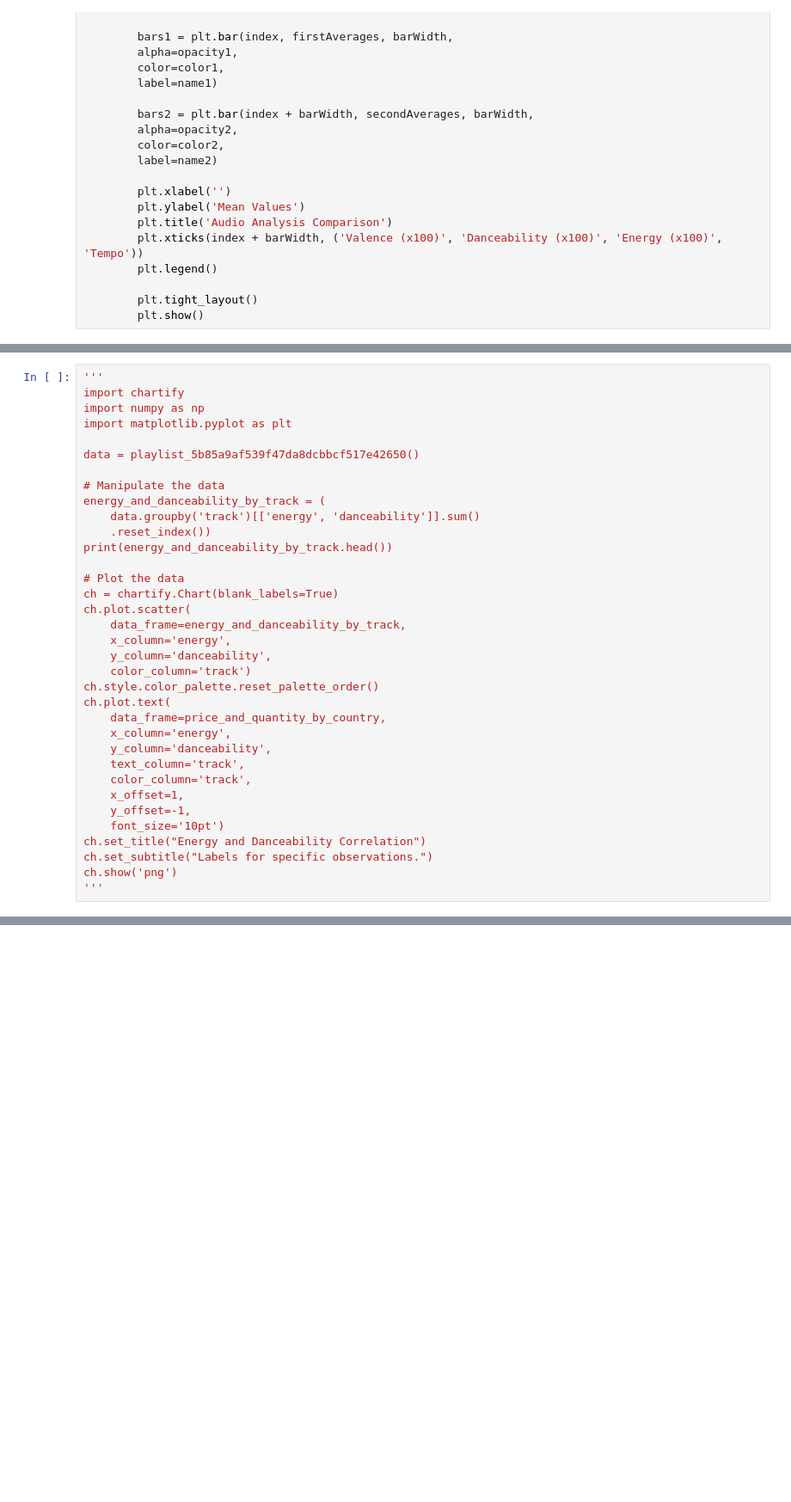
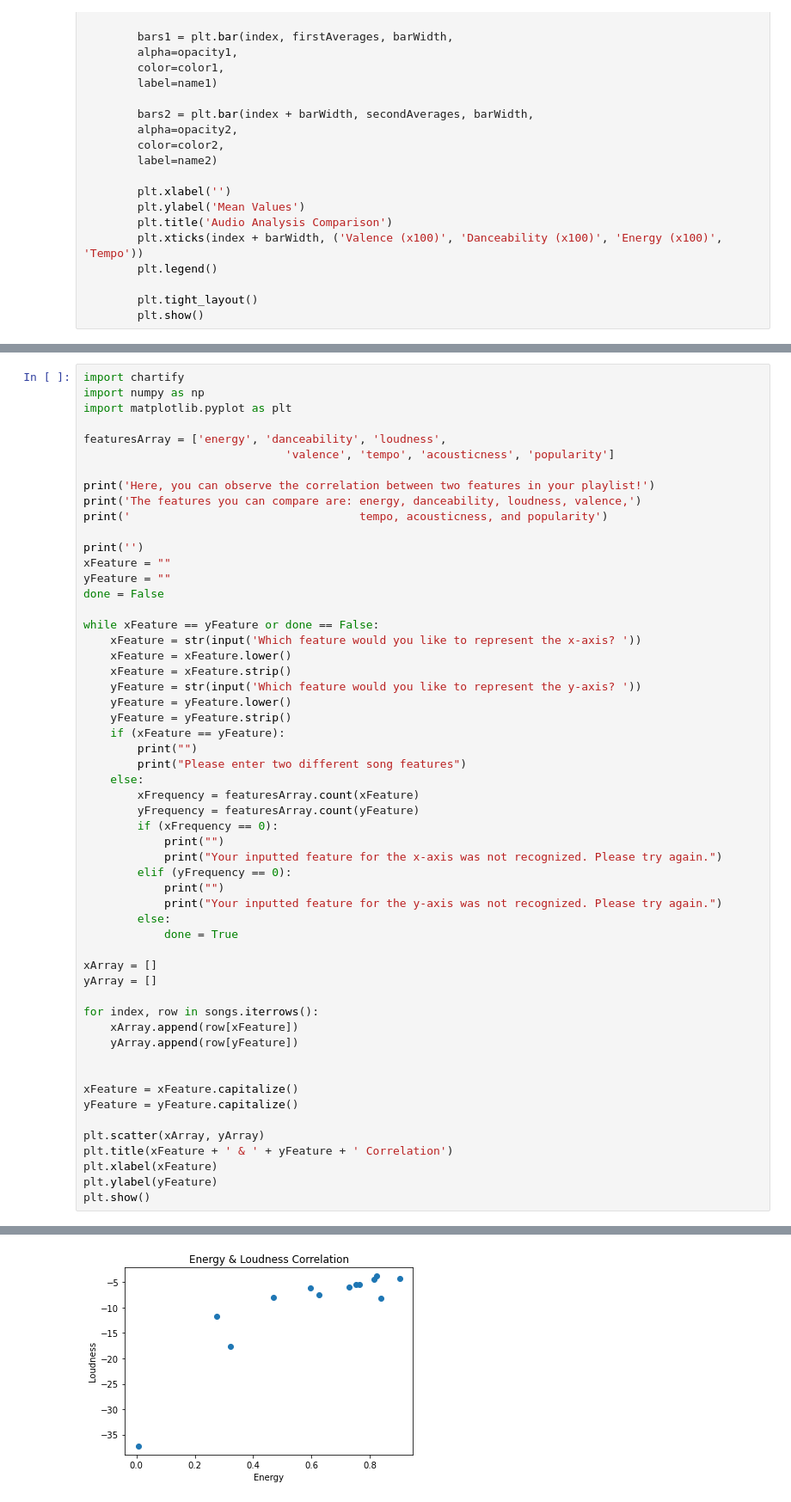
Before and after one commit to CS196Illinois/Group54-FA21, a Jupyter notebook: Testing.ipynb, the cells around one changed output, grey strips where cells are left out. Shown at 86% size. Cells and saved outputs as stored; diff of their text form; blank space fills up the shorter version.

```diff
--- a/Testing.ipynb
+++ b/Testing.ipynb
@@ -286,36 +295,56 @@ What is the name of the track you would like to compare it to? fear
 # %%
-'''
 import chartify
 import numpy as np
 import matplotlib.pyplot as plt
 
-data = playlist_5b85a9af539f47da8dcbbcf517e42650()
+featuresArray = ['energy', 'danceability', 'loudness',
+                              'valence', 'tempo', 'acousticness', 'popularity']
 
-# Manipulate the data
-energy_and_danceability_by_track = (
-    data.groupby('track')[['energy', 'danceability']].sum()
-    .reset_index())
-print(energy_and_danceability_by_track.head())
+print('Here, you can observe the correlation between two features in your playlist!')
+print('The features you can compare are: energy, danceability, loudness, valence,')
+print('                                  tempo, acousticness, and popularity')
 
-# Plot the data
-ch = chartify.Chart(blank_labels=True)
-ch.plot.scatter(
-    data_frame=energy_and_danceability_by_track,
-    x_column='energy',
-    y_column='danceability',
-    color_column='track')
-ch.style.color_palette.reset_palette_order()
-ch.plot.text(
-    data_frame=price_and_quantity_by_country,
-    x_column='energy',
-    y_column='danceability',
-    text_column='track',
-    color_column='track',
-    x_offset=1,
-    y_offset=-1,
-    font_size='10pt')
-ch.set_title("Energy and Danceability Correlation")
-ch.set_subtitle("Labels for specific observations.")
-ch.show('png')
-'''
+print('')
+xFeature = ""
+yFeature = ""
+done = False
+
+while xFeature == yFeature or done == False:
+    xFeature = str(input('Which feature would you like to represent the x-axis? '))
+    xFeature = xFeature.lower()
+    xFeature = xFeature.strip()
+    yFeature = str(input('Which feature would you like to represent the y-axis? '))
+    yFeature = yFeature.lower()
+    yFeature = yFeature.strip()
+    if (xFeature == yFeature):
+        print("")
+        print("Please enter two different song features")
+    else:
+        xFrequency = featuresArray.count(xFeature)
+        yFrequency = featuresArray.count(yFeature)
+        if (xFrequency == 0):
+            print("")
+            print("Your inputted feature for the x-axis was not recognized. Please try again.")
+        elif (yFrequency == 0):
+            print("")
+            print("Your inputted feature for the y-axis was not recognized. Please try again.")
+        else:
+            done = True
+
+xArray = []
+yArray = []
+
+for index, row in songs.iterrows():
+    xArray.append(row[xFeature])
+    yArray.append(row[yFeature])
+
+
+xFeature = xFeature.capitalize()
+yFeature = yFeature.capitalize()
+
+plt.scatter(xArray, yArray)
+plt.title(xFeature + ' & ' + yFeature + ' Correlation')
+plt.xlabel(xFeature)
+plt.ylabel(yFeature)
+plt.show()
 # %% [output]
@@ -322,0 +357 @@ ch.show('png')
+[figure, added]
```
Also changed, not shown: parts of 5 cells of this notebook.
